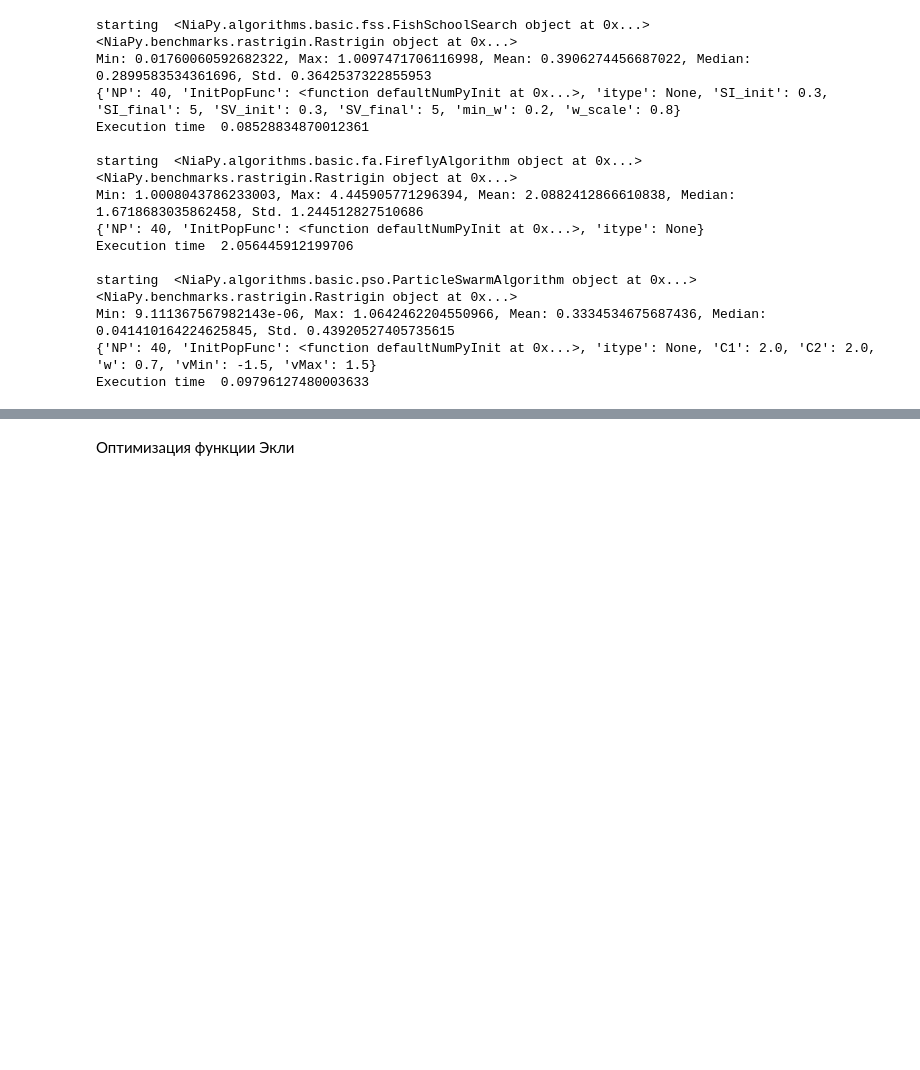
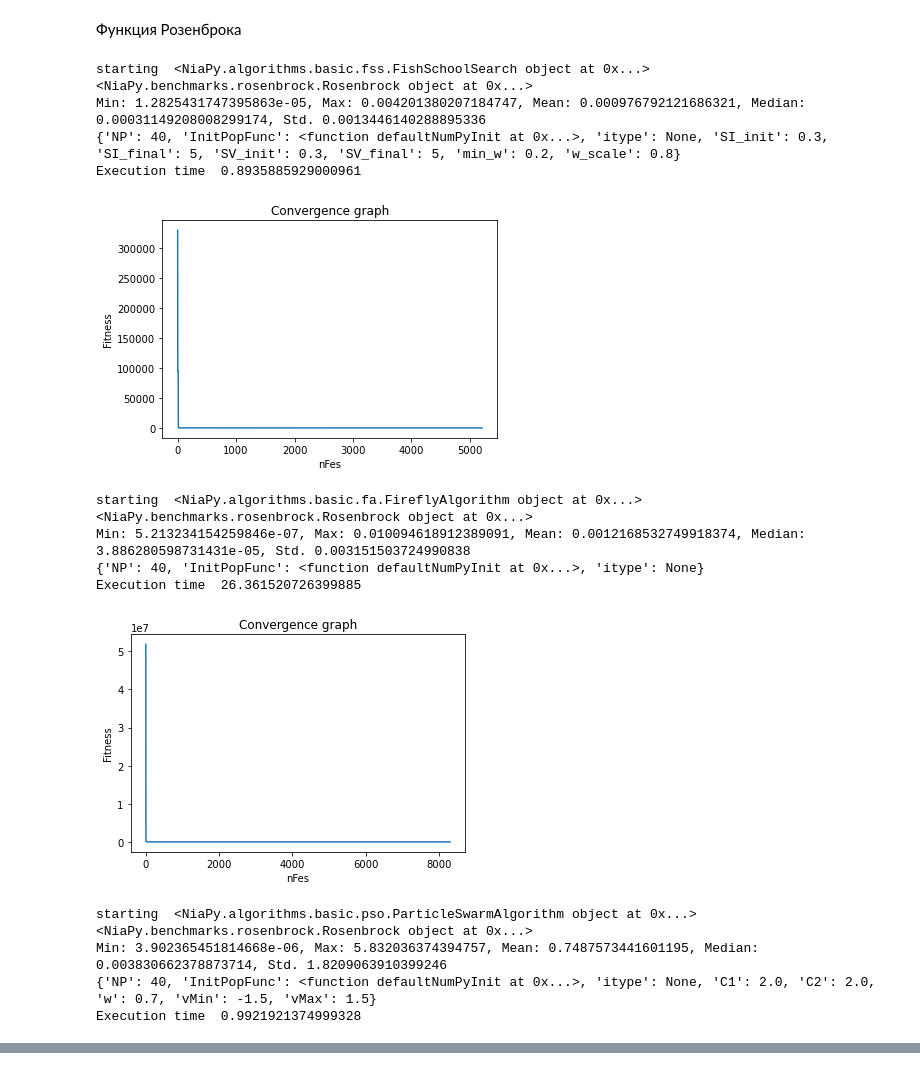
Before and after one commit to Loinen/FSS, a Jupyter notebook: FSS.ipynb, the cells around one changed output, grey strips where cells are left out. Saved outputs shown, nothing was run; the diff lists cells and outputs as text; code cells hidden in the pictures; blank space fills up the shorter version.

```diff
--- a/FSS.ipynb
+++ b/FSS.ipynb
@@ -74,29 +153,38 @@ Execution time  0.08718033379955159
+# %% [markdown]
+Функция Розенброка
 # %%
 nruns = 10
-benc = Rastrigin()
+nf = 10000
+ngen = 1000
+
+benc = Rosenbrock()
+
+# поиск косяком рыб
 algo = FishSchoolSearch(NP=40, SI_init=0.3, SI_final=5, SV_init=0.3, SV_final=5, min_w=0.2, w_scale=0.8)
-X_fss = optimization(benc, nruns, 2, algo)
+X_fss, task = optimization(benc, nruns, 2, algo, nf, ngen)
+task.plot()
 
+# алгоритм светлячков
 algo = FireflyAlgorithm(NP=40)
-# alpha=1, betamin=1, gamma=2 - параметры светлячков, хз что значит
-X_ff = optimization(benc, nruns, 2, algo)
+X_ff, task = optimization(benc, nruns, 2, algo, nf, ngen)
+task.plot()
 
+# рой частиц
 algo = ParticleSwarmAlgorithm(NP=40)
-# C1=2.0, C2=2.0, w=0.7, vMin=-1.5, vMax=1.5, c - когнитивный и социальный компонент
-# w - инерционный вес, v - минимальная и максимальная скорость
-X_pso = optimization(benc, nruns, 2, algo)
+X_pso, task = optimization(benc, nruns, 2, algo, nf, ngen)
+task.plot()
 # %% [output]
-starting  <NiaPy.algorithms.basic.fss.FishSchoolSearch object at 0x...> <NiaPy.benchmarks.rastrigin.Rastrigin object at 0x...>
-Min: 0.01760060592682322, Max: 1.0097471706116998, Mean: 0.3906274456687022, Median: 0.2899583534361696, Std. 0.3642537322855953
+starting  <NiaPy.algorithms.basic.fss.FishSchoolSearch object at 0x...> <NiaPy.benchmarks.rosenbrock.Rosenbrock object at 0x...>
+Min: 1.2825431747395863e-05, Max: 0.004201380207184747, Mean: 0.000976792121686321, Median: 0.00031149208008299174, Std. 0.0013446140288895336
 {'NP': 40, 'InitPopFunc': <function defaultNumPyInit at 0x...>, 'itype': None, 'SI_init': 0.3, 'SI_final': 5, 'SV_init': 0.3, 'SV_final': 5, 'min_w': 0.2, 'w_scale': 0.8}
-Execution time  0.08528834870012361
-
-starting  <NiaPy.algorithms.basic.fa.FireflyAlgorithm object at 0x...> <NiaPy.benchmarks.rastrigin.Rastrigin object at 0x...>
-Min: 1.0008043786233003, Max: 4.445905771296394, Mean: 2.0882412866610838, Median: 1.6718683035862458, Std. 1.244512827510686
-{'NP': 40, 'InitPopFunc': <function defaultNumPyInit at 0x...>, 'itype': None}
-Execution time  2.056445912199706
-
-starting  <NiaPy.algorithms.basic.pso.ParticleSwarmAlgorithm object at 0x...> <NiaPy.benchmarks.rastrigin.Rastrigin object at 0x...>
-Min: 9.111367567982143e-06, Max: 1.0642462204550966, Mean: 0.3334534675687436, Median: 0.041410164224625845, Std. 0.43920527405735615
-{'NP': 40, 'InitPopFunc': <function defaultNumPyInit at 0x...>, 'itype': None, 'C1': 2.0, 'C2': 2.0, 'w': 0.7, 'vMin': -1.5, 'vMax': 1.5}
-Execution time  0.09796127480003633
+Execution time  0.8935885929000961
+[figure, added]
+starting  <NiaPy.algorithms.basic.fa.FireflyAlgorithm object at 0x...> <NiaPy.benchmarks.rosenbrock.Rosenbrock object at 0x...>
+Min: 5.213234154259846e-07, Max: 0.010094618912389091, Mean: 0.0012168532749918374, Median: 3.886280598731431e-05, Std. 0.003151503724990838
+{'NP': 40, 'InitPopFunc': <function defaultNumPyInit at 0x...>, 'itype': None}
+Execution time  26.361520726399885
+[figure, added]
+starting  <NiaPy.algorithms.basic.pso.ParticleSwarmAlgorithm object at 0x...> <NiaPy.benchmarks.rosenbrock.Rosenbrock object at 0x...>
+Min: 3.902365451814668e-06, Max: 5.832036374394757, Mean: 0.7487573441601195, Median: 0.003830662378873714, Std. 1.8209063910399246
+{'NP': 40, 'InitPopFunc': <function defaultNumPyInit at 0x...>, 'itype': None, 'C1': 2.0, 'C2': 2.0, 'w': 0.7, 'vMin': -1.5, 'vMax': 1.5}
+Execution time  0.9921921374999328
@@ -103,2 +191,0 @@ Execution time  0.09796127480003633
-# %% [markdown]
-Оптимизация функции Экли
```
Also changed, not shown: parts of 15 cells of this notebook.
